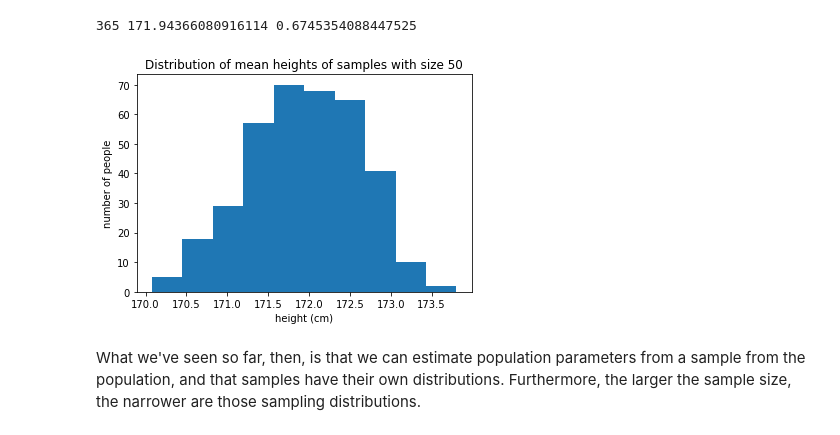
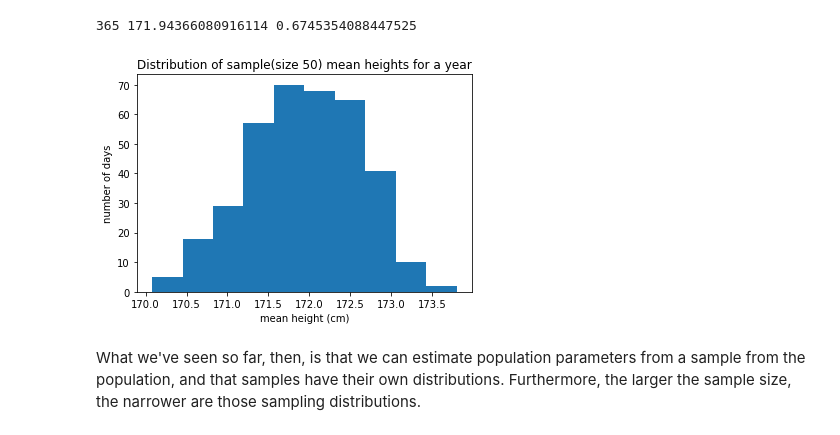
Before and after one commit to BinhKieu82/Springboard_NormProj, a Jupyter notebook: 11.1Frequentist_Case_Study/Frequentist Case Study/Frequentist Inference Case Study - Part A (3).ipynb, the cells around one changed output. Drawn from its saved outputs; the diff is of its cells as text; code cells hidden in the pictures.

```diff
--- a/11.1Frequentist_Case_Study/Frequentist Case Study/Frequentist Inference Case Study - Part A (3).ipynb
+++ b/11.1Frequentist_Case_Study/Frequentist Case Study/Frequentist Inference Case Study - Part A (3).ipynb
@@ -267,11 +266,11 @@ print(len(yearly_sample_50),np.mean(yearly_sample_50),np.std(yearly_sample_50,dd
 365 171.94366080916114 0.6745354088447525
 # %%
 _ = plt.hist(yearly_sample_50, bins=10)
-_ = plt.xlabel('height (cm)')
-_ = plt.ylabel('number of people')
-_ = plt.title('Distribution of mean heights of samples with size 50')
+_ = plt.xlabel('mean height (cm)')
+_ = plt.ylabel('number of days')
+_ = plt.title('Distribution of sample(size 50) mean heights for a year')
 # %% [output]
-[figure, old version]
+[figure, new version]
 # %% [markdown]
 What we've seen so far, then, is that we can estimate population parameters from a sample from the population, and that samples have their own distributions. Furthermore, the larger the sample size, the narrower are those sampling distributions.
 # %% [markdown]
```
Also changed, not shown: parts of 7 cells of this notebook, 1 other file.
